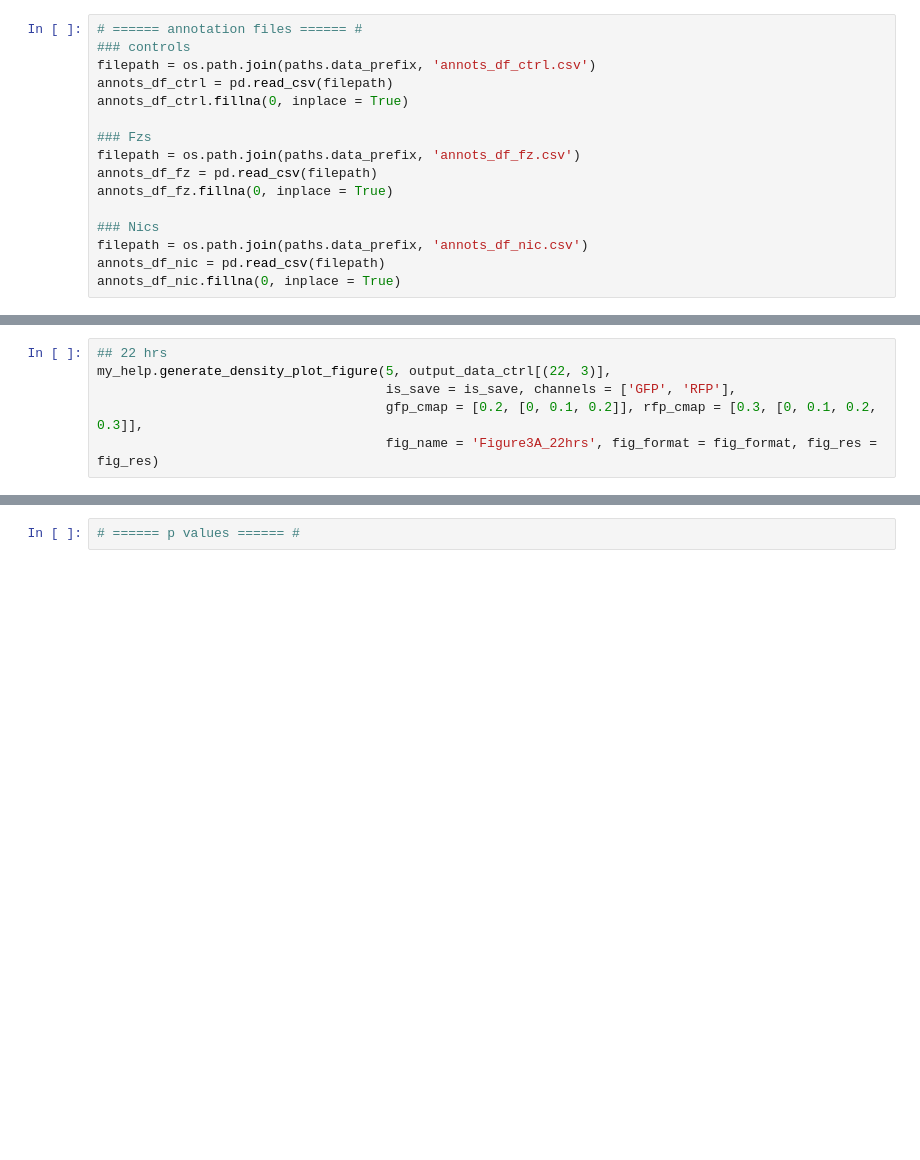
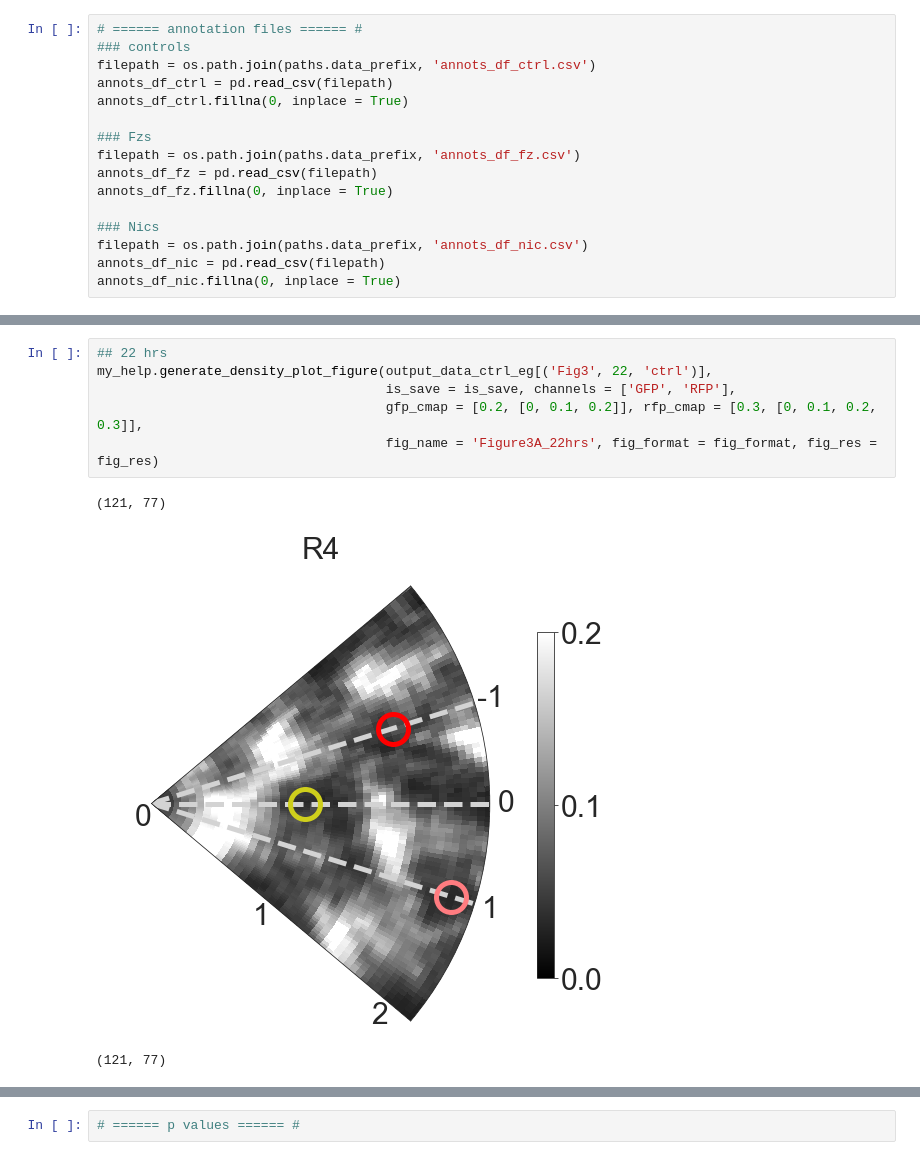
Before and after one commit to AltschulerWu-Lab/nsp_extension, a Jupyter notebook: figure_generation/generate_figures.ipynb, the cells around one changed output, grey strips where cells are left out. Cells and saved outputs as stored; diff of their text form; blank space fills up the shorter version.

```diff
--- a/figure_generation/generate_figures.ipynb
+++ b/figure_generation/generate_figures.ipynb
@@ -163,6 +174,10 @@ my_help.generate_density_plot_figure(15, output_data_ctrl[(26, 21)],
 # %%
 ## 22 hrs
-my_help.generate_density_plot_figure(5, output_data_ctrl[(22, 3)],
+my_help.generate_density_plot_figure(output_data_ctrl_eg[('Fig3', 22, 'ctrl')],
                                      is_save = is_save, channels = ['GFP', 'RFP'],
                                      gfp_cmap = [0.2, [0, 0.1, 0.2]], rfp_cmap = [0.3, [0, 0.1, 0.2, 0.3]],
                                      fig_name = 'Figure3A_22hrs', fig_format = fig_format, fig_res = fig_res)
+# %% [output]
+(121, 77)
+[figure, added]
+(121, 77)
```
Also changed, not shown: parts of 49 cells of this notebook, 7 other files.
